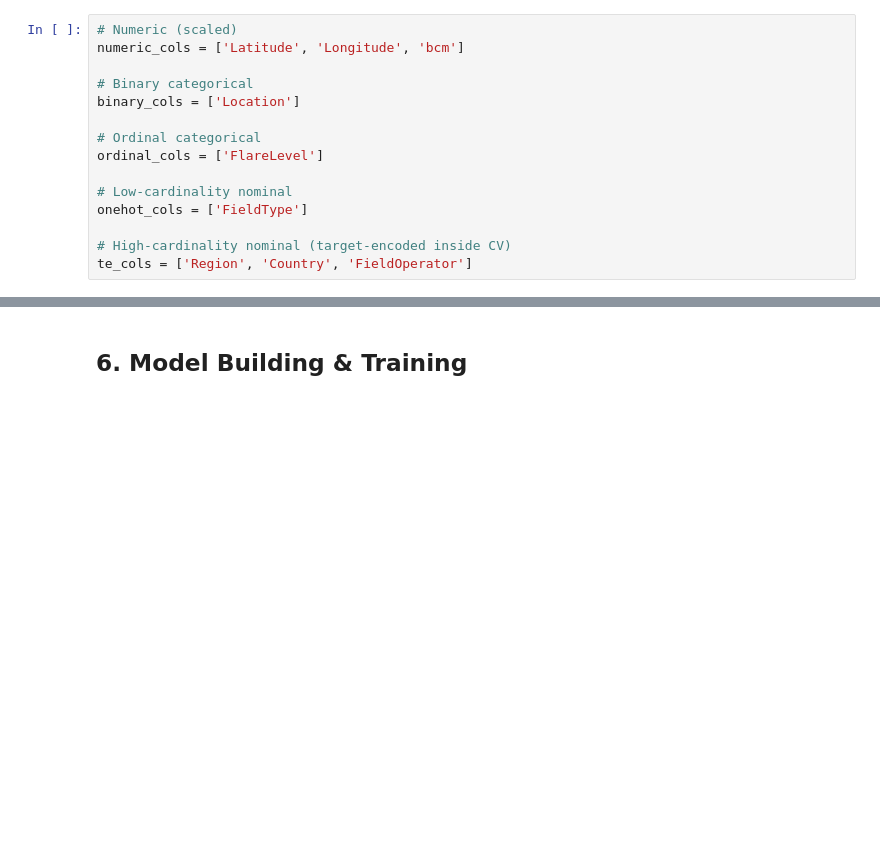
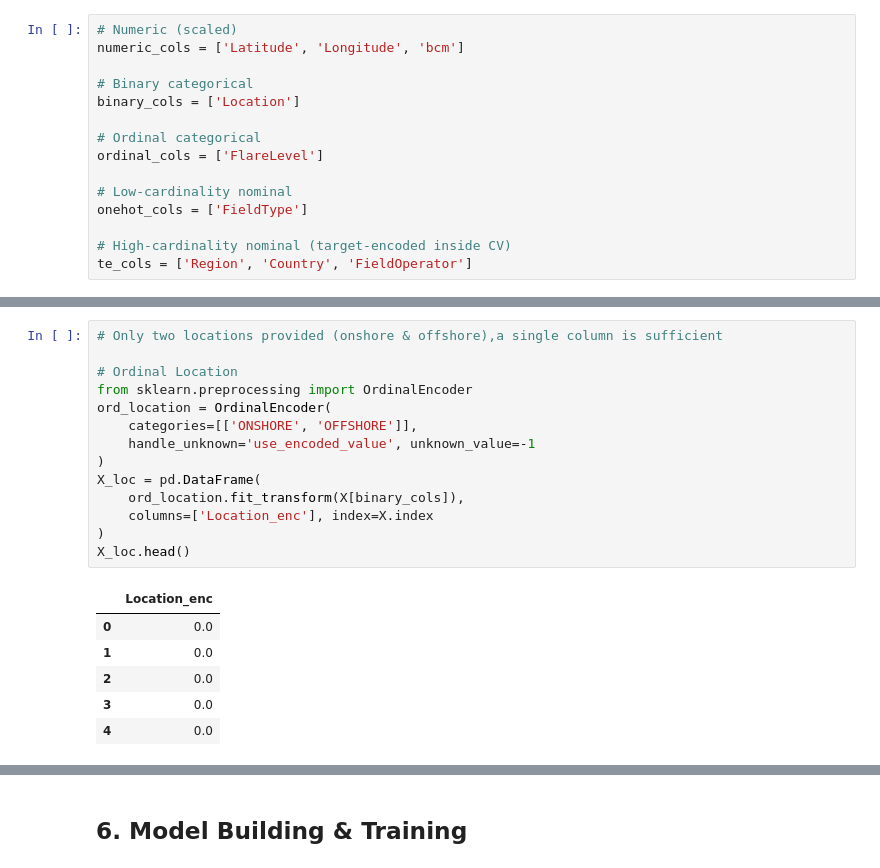
Before and after one commit to EMuritu/Gas_Flaring_Prediction, a Jupyter notebook: Gas_Flaring_Prediction.ipynb, the cells around one changed output, grey strips where cells are left out. Cells and saved outputs as stored; diff of their text form; blank space fills up the shorter version.

```diff
--- a/Gas_Flaring_Prediction.ipynb
+++ b/Gas_Flaring_Prediction.ipynb
@@ -811,0 +835,21 @@ te_cols = ['Region', 'Country', 'FieldOperator']
+# %%
+# Only two locations provided (onshore & offshore),a single column is sufficient
+
+# Ordinal Location
+from sklearn.preprocessing import OrdinalEncoder
+ord_location = OrdinalEncoder(
+    categories=[['ONSHORE', 'OFFSHORE']],
+    handle_unknown='use_encoded_value', unknown_value=-1
+)
+X_loc = pd.DataFrame(
+    ord_location.fit_transform(X[binary_cols]),
+    columns=['Location_enc'], index=X.index
+)
+X_loc.head()
+# %% [output]
+|  | Location_enc |
+| 0 | 0.0 |
+| 1 | 0.0 |
+| 2 | 0.0 |
+| 3 | 0.0 |
+| 4 | 0.0 |
```
Also changed, not shown: parts of 4 cells of this notebook.
